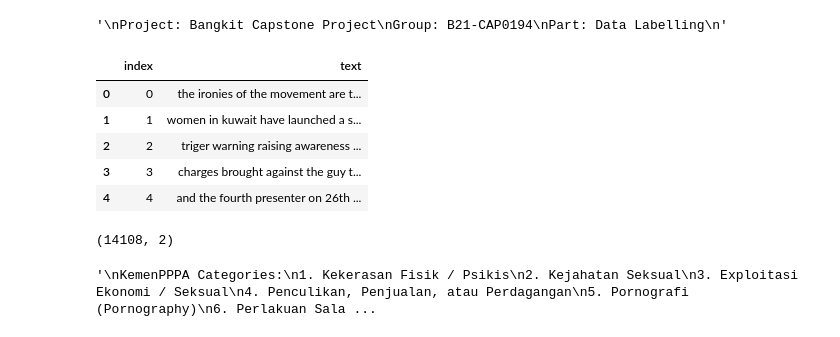
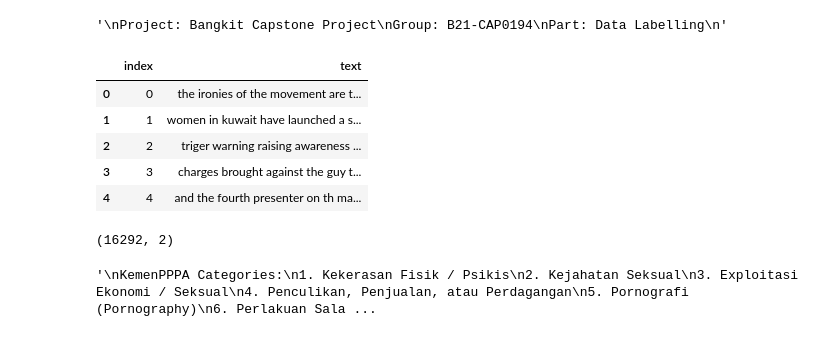
Before and after one commit to aulia-nrp/NLP-using-TensorFlow, a Jupyter notebook: Data_Labelling_B21_CAP0194.ipynb, the cells around one changed output. Drawn from its saved outputs; the diff is of its cells as text; code cells hidden in the pictures.

```diff
--- a/Data_Labelling_B21_CAP0194.ipynb
+++ b/Data_Labelling_B21_CAP0194.ipynb
@@ -12,22 +12,22 @@ import pandas as pd
 import re
 # %%
 #Import the Dataset
-url = 'https://drive.google.com/file/d/1aL-b0pIxm1YIzx5hdLuig79G9mqmVyNN/view?usp=sharing'
+url = 'https://drive.google.com/file/d/1ngsSUA69CQFlnplnG0WroiAC3-3ehJ9g/view?usp=sharing'
 file_id = url.split('/')[-2]
 csv_url = 'https://drive.google.com/uc?id=' + file_id
 df = pd.read_csv(csv_url)
 df.head()
 # %% [output]
 |  | index | text |
 | 0 | 0 | the ironies of the movement are t... |
 | 1 | 1 | women in kuwait have launched a s... |
 | 2 | 2 | triger warning raising awareness ... |
 | 3 | 3 | charges brought against the guy t... |
-| 4 | 4 | and the fourth presenter on 26th ... |
+| 4 | 4 | and the fourth presenter on th ma... |
 # %%
 #Printing the shape/size of the dataframe
 df.shape
 # %% [output]
-(14108, 2)
+(16292, 2)
 # %%
 #Initialize label column
```
Also changed, not shown: parts of 9 cells of this notebook.
